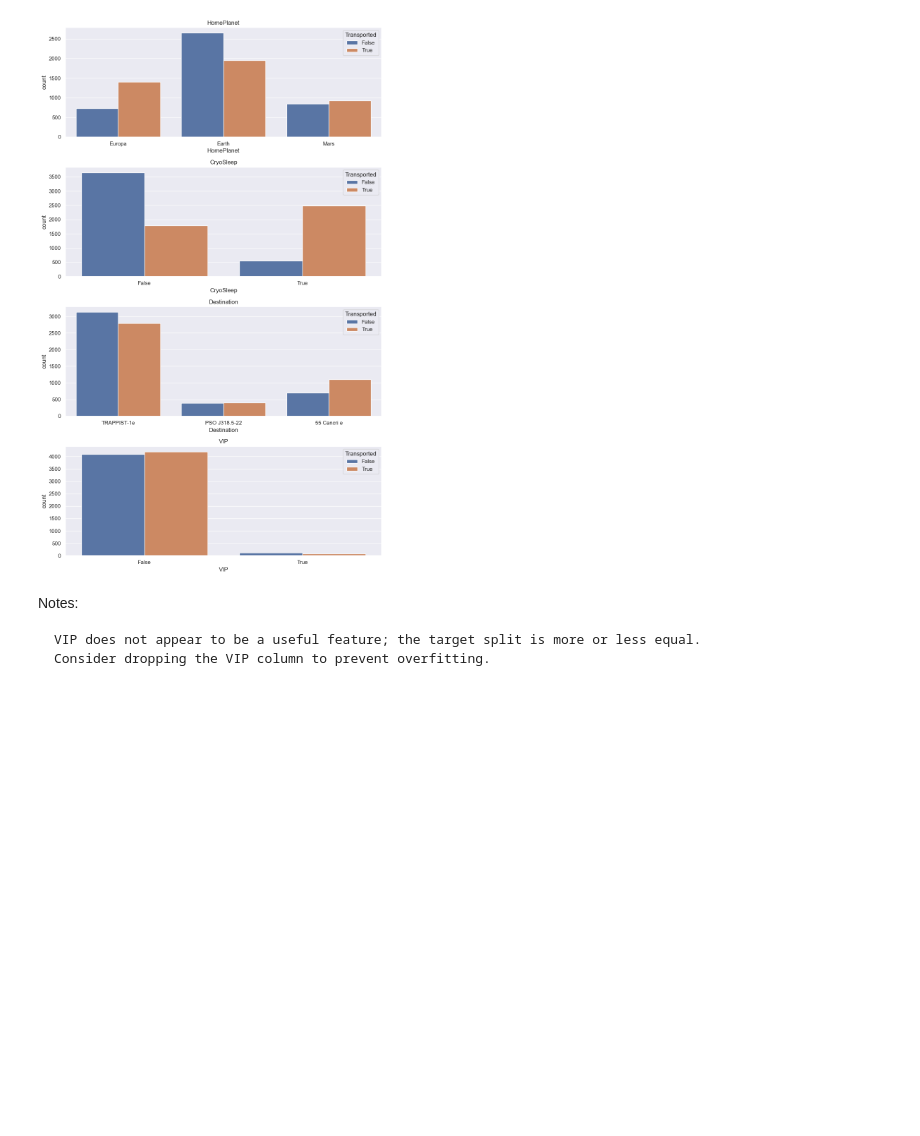
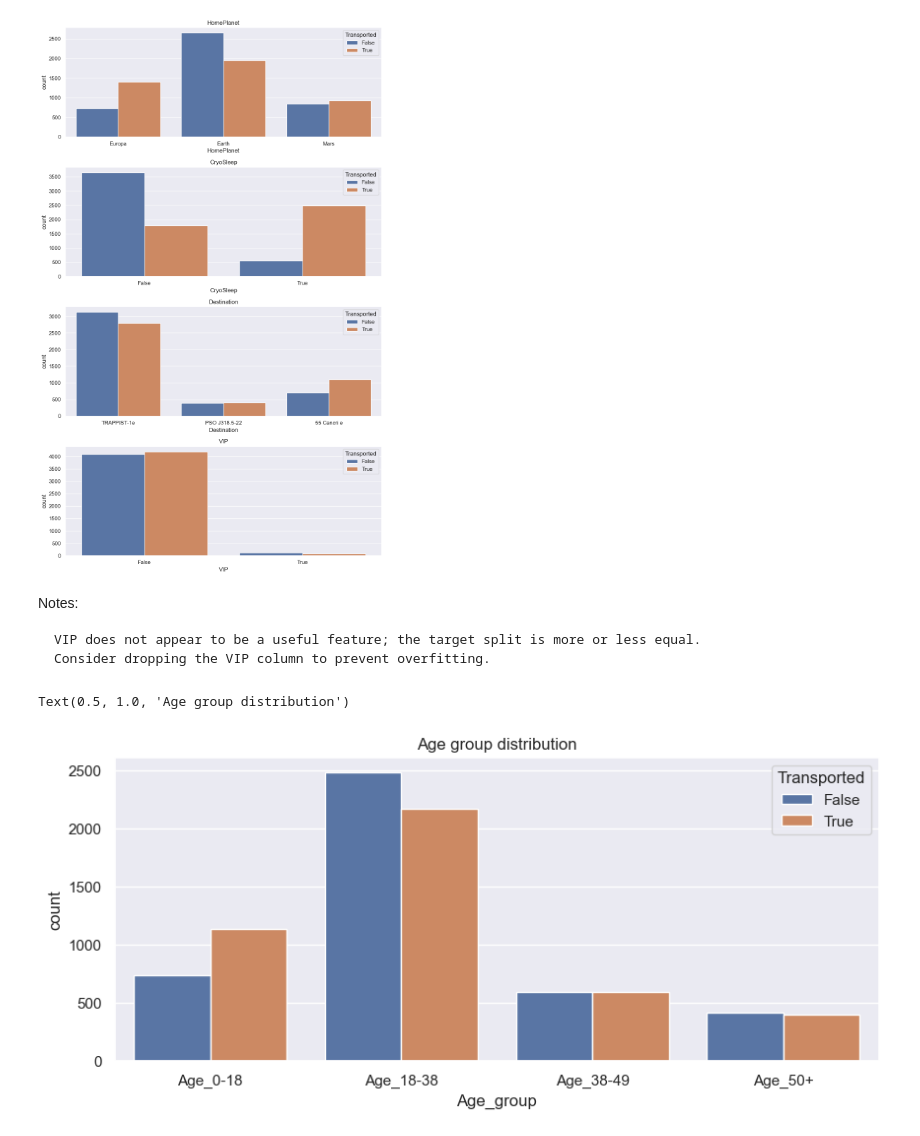
Before and after one commit to Ishank-jn/Spaceship-Titanic, a Jupyter notebook: Main.ipynb, the cells around one changed output. Saved outputs shown, nothing was run; the diff lists cells and outputs as text; code cells hidden in the pictures; blank space fills up the shorter version.

Commit message:
Cleaning and Data prep

```diff
--- a/Main.ipynb
+++ b/Main.ipynb
@@ -168,3 +135,25 @@ Notes:
 
     VIP does not appear to be a useful feature; the target split is more or less equal.
     Consider dropping the VIP column to prevent overfitting.
+# %%
+# New features - training set
+train['Age_group']=np.nan
+train.loc[(train['Age']<=18),'Age_group']='Age_0-18'
+train.loc[(train['Age']>18) & (train['Age']<=38),'Age_group']='Age_18-38'
+train.loc[(train['Age']>38) & (train['Age']<=49),'Age_group']='Age_38-49'
+train.loc[train['Age']>=50,'Age_group']='Age_50+'
+
+# New features - test set
+test['Age_group']=np.nan
+test.loc[(test['Age']<=18),'Age_group']='Age_0-18'
+test.loc[(test['Age']>18) & (test['Age']<=38),'Age_group']='Age_18-38'
+test.loc[(test['Age']>38) & (test['Age']<=49),'Age_group']='Age_38-49'
+test.loc[test['Age']>=50,'Age_group']='Age_50+'
+
+# Plot distribution of new features
+plt.figure(figsize=(10,4))
+g=sns.countplot(data=train, x='Age_group', hue='Transported', order=['Age_0-18','Age_18-38','Age_38-49','Age_50+'])
+plt.title('Age group distribution')
+# %% [output]
+Text(0.5, 1.0, 'Age group distribution')
+[figure, added]
```
Also changed, not shown: parts of 13 cells of this notebook.
